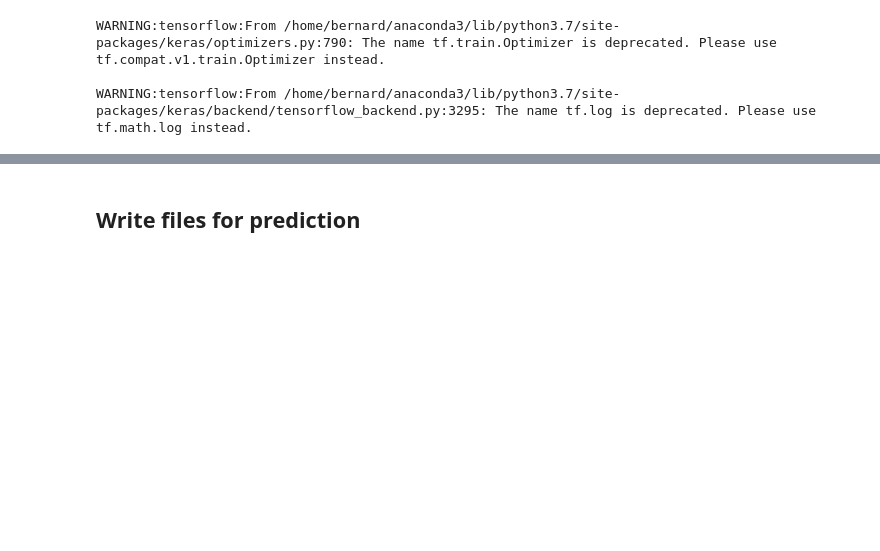
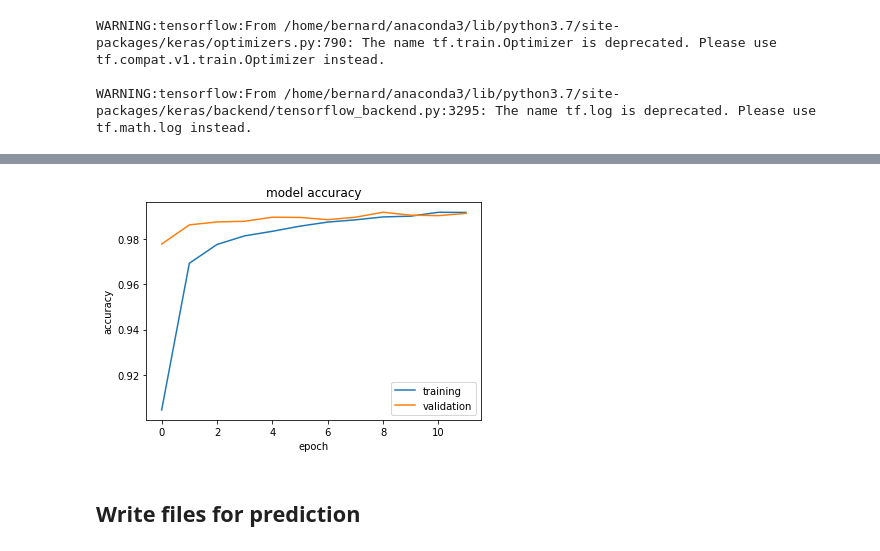
Before and after one commit to BernardWong97/MNIST-Emerging-technologies, a Jupyter notebook: model/Train.ipynb, the cells around one changed output, grey strips where cells are left out. Cells and saved outputs as stored; diff of their text form; code cells hidden in the pictures; blank space fills up the shorter version.

Commit message:
Plot the train model accuracy in jupyter notebook

```diff
--- a/model/Train.ipynb
+++ b/model/Train.ipynb
@@ -153,7 +153,7 @@ WARNING:tensorflow:From /home/bernard/anaconda3/lib/python3.7/site-packages/kera
 WARNING:tensorflow:From /home/bernard/anaconda3/lib/python3.7/site-packages/keras/backend/tensorflow_backend.py:3295: The name tf.log is deprecated. Please use tf.math.log instead.
 # %%
 # Fit the model
-model.fit(train_img, train_lbl, epochs=epochs, batch_size = batch_size, validation_data=(test_img, test_lbl))
+fit_history = model.fit(train_img, train_lbl, epochs=epochs, batch_size = batch_size, validation_data=(test_img, test_lbl))
 # %% [output]
 WARNING:tensorflow:From /home/bernard/anaconda3/lib/python3.7/site-packages/tensorflow/python/ops/math_grad.py:1250: add_dispatch_support.<locals>.wrapper (from tensorflow.python.ops.array_ops) is dep ...
 Instructions for updating:
@@ -183,4 +182,15 @@ Test loss: 0.03057516908817838
 Test accuracy: 0.9915
+# %%
+# Plot model accuracy
+plt.plot(fit_history.history['acc'])
+plt.plot(fit_history.history['val_acc'])
+plt.title('model accuracy')
+plt.ylabel('accuracy')
+plt.xlabel('epoch')
+plt.legend(['training', 'validation'], loc='best')
+plt.show()
+# %% [output]
+[figure, added]
 # %% [markdown]
 ## Write files for prediction
 # %%
```
Also changed, not shown: parts of 2 cells of this notebook, 4 other files.
